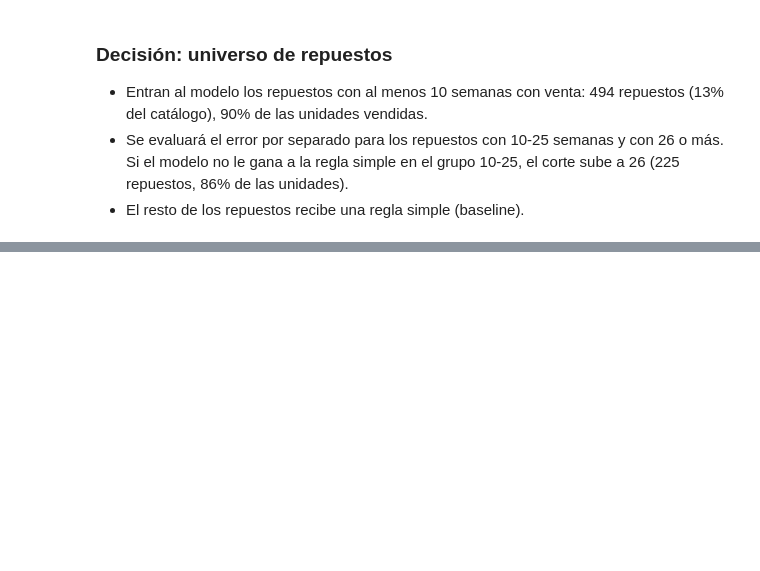
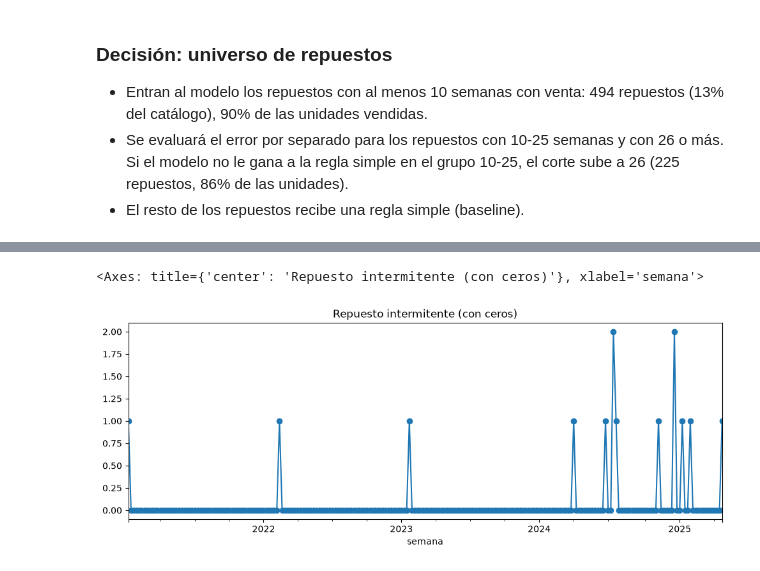
Before and after one commit to agtorres1/stockifai-forecast, a Jupyter notebook: notebooks/01_exploracion.ipynb, the cells around one changed output, grey strips where cells are left out. Cells and saved outputs as stored; diff of their text form; code cells hidden in the pictures; blank space fills up the shorter version.

Commit message:
Serie completa con ceros, controles y segmentos

```diff
--- a/notebooks/01_exploracion.ipynb
+++ b/notebooks/01_exploracion.ipynb
@@ -208,0 +275,9 @@ tabla_cortes
+# %%
+inter_completo = (
+    inter.set_index("semana")["Cantidad"]
+         .asfreq("W-MON", fill_value=0)
+)
+inter_completo.plot(figsize=(12, 4), marker="o", title="Repuesto intermitente (con ceros)")
+# %% [output]
+<Axes: title={'center': 'Repuesto intermitente (con ceros)'}, xlabel='semana'>
+[figure, added]
```
Also changed, not shown: parts of 18 cells of this notebook.
